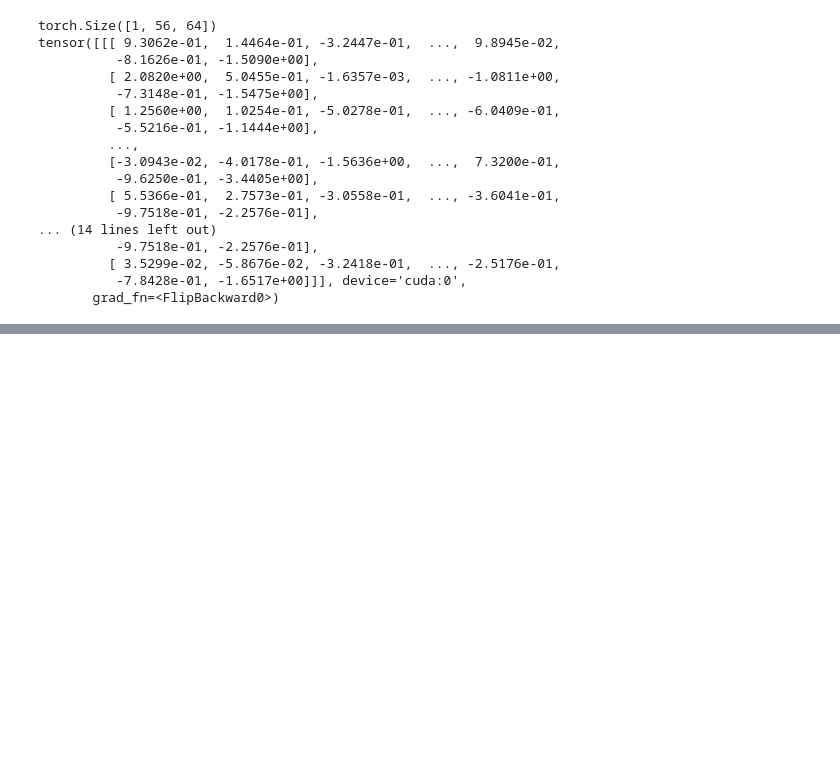
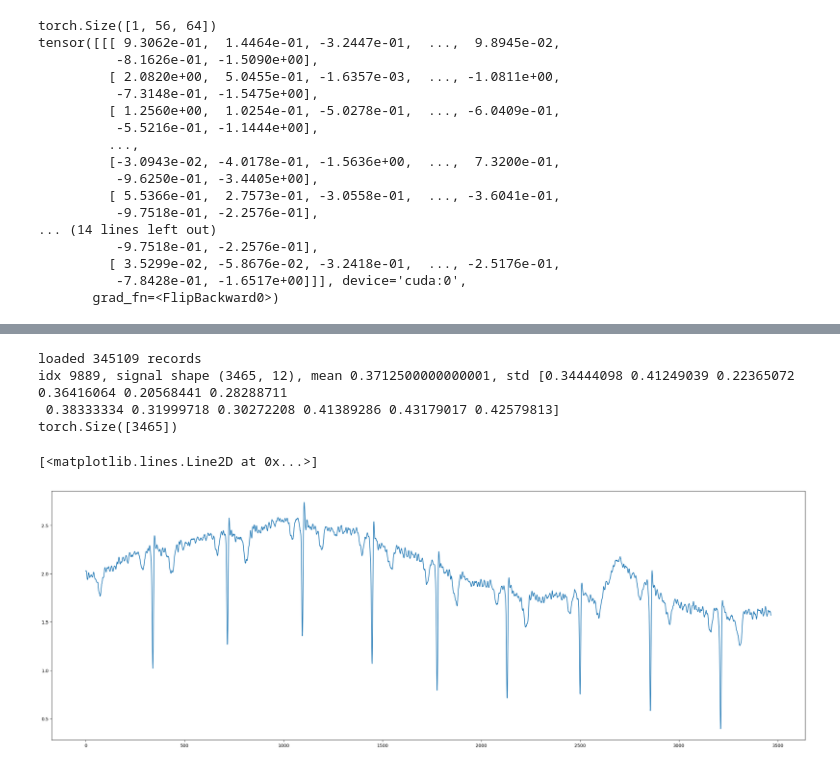
Before and after one commit to luna97/MIT-BIH_ecg_arrhytmia, a Jupyter notebook: test.ipynb, the cells around one changed output, grey strips where cells are left out. Saved outputs shown, nothing was run; the diff lists cells and outputs as text; code cells hidden in the pictures; blank space fills up the shorter version.

```diff
--- a/test.ipynb
+++ b/test.ipynb
@@ -162,0 +199,13 @@ tensor([[[ 9.3062e-01,  1.4464e-01, -3.2447e-01,  ...,  9.8945e-02,
+# %%
+from matplotlib import pyplot as plt
+
+train_dataset = code_15.ECGCODE15Dataset('/media/Volume/data/CODE15/unlabeled_records_360', num_leads=12, random_shift=True, patch_size=64, normalize=False)
+
+# plot the first sample
+# %% [output]
+loaded 345109 records
+idx 9889, signal shape (3465, 12), mean 0.3712500000000001, std [0.34444098 0.41249039 0.22365072 0.36416064 0.20568441 0.28288711
+ 0.38333334 0.31999718 0.30272208 0.41389286 0.43179017 0.42579813]
+torch.Size([3465])
+[<matplotlib.lines.Line2D at 0x...>]
+[figure, added]
```
Also changed, not shown: parts of 4 cells of this notebook, 14 other files.
